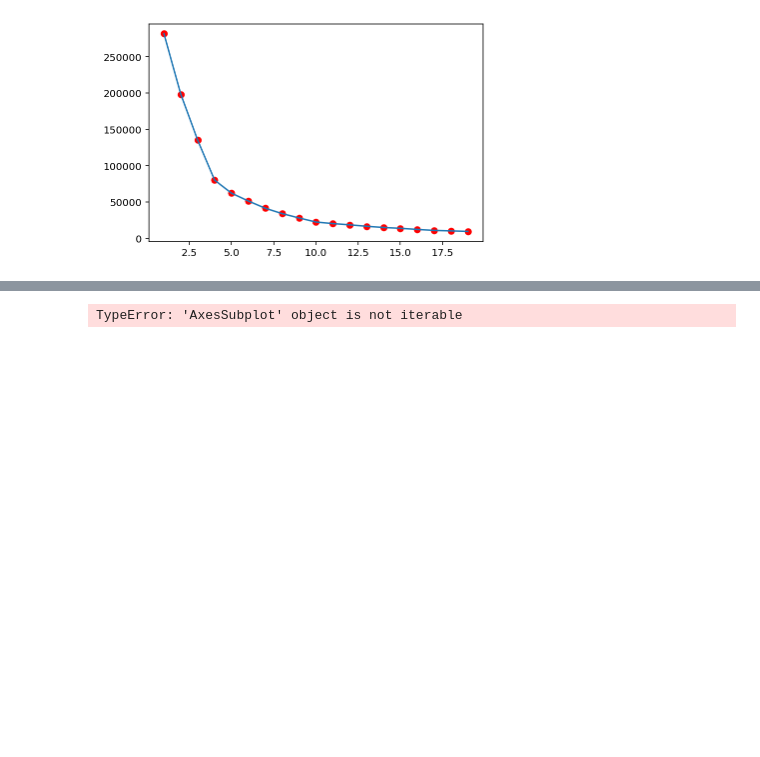
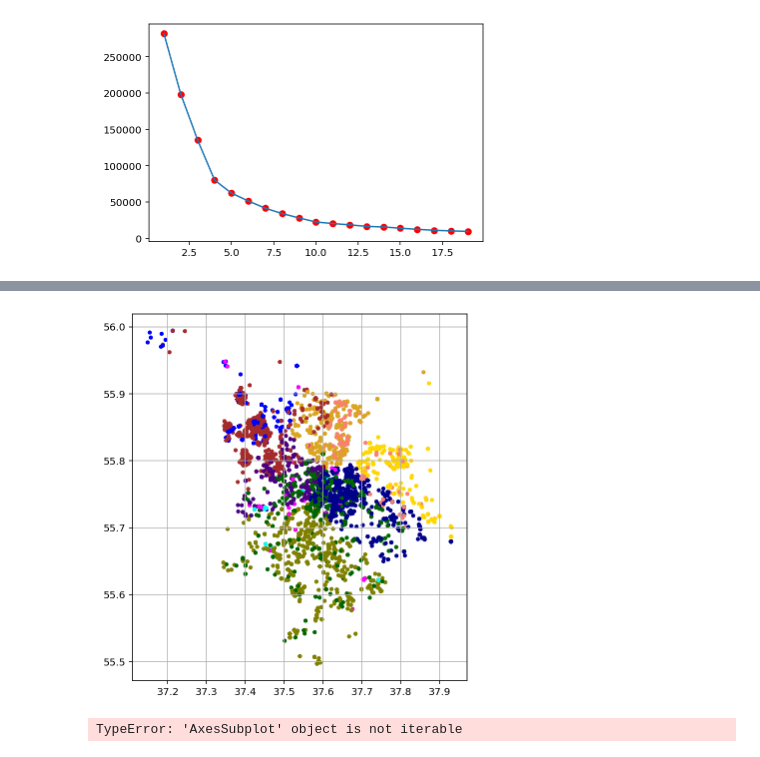
Before and after one commit to gsbelarus/python, a Jupyter notebook: Dz6/Dz6.ipynb, the cells around one changed output, grey strips where cells are left out. Drawn from its saved outputs; the diff is of its cells as text; code cells hidden in the pictures; blank space fills up the shorter version.

```diff
--- a/Dz6/Dz6.ipynb
+++ b/Dz6/Dz6.ipynb
@@ -92,3 +100,9 @@ for x in range(len(axes)):
+# %%
+plt.figure(figsize=(6, 3.85 / 0.57))
+plt.scatter(data.x, data.y, c=colored, s=10);
+plt.grid()
+# %% [output]
+[figure, added]
 # %%
 algorithms = [
     AffinityPropagation(),
```
Also changed, not shown: parts of 2 cells of this notebook.
